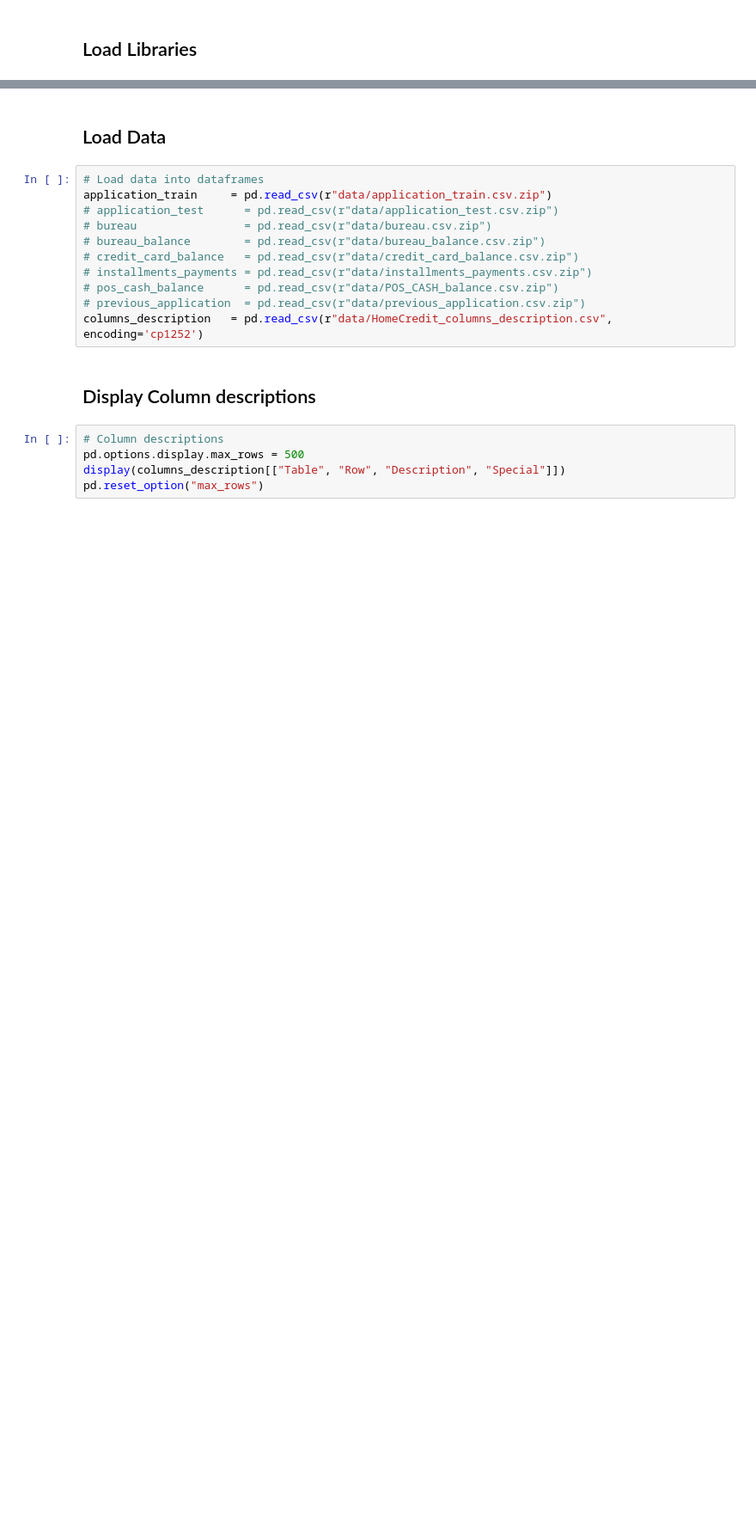
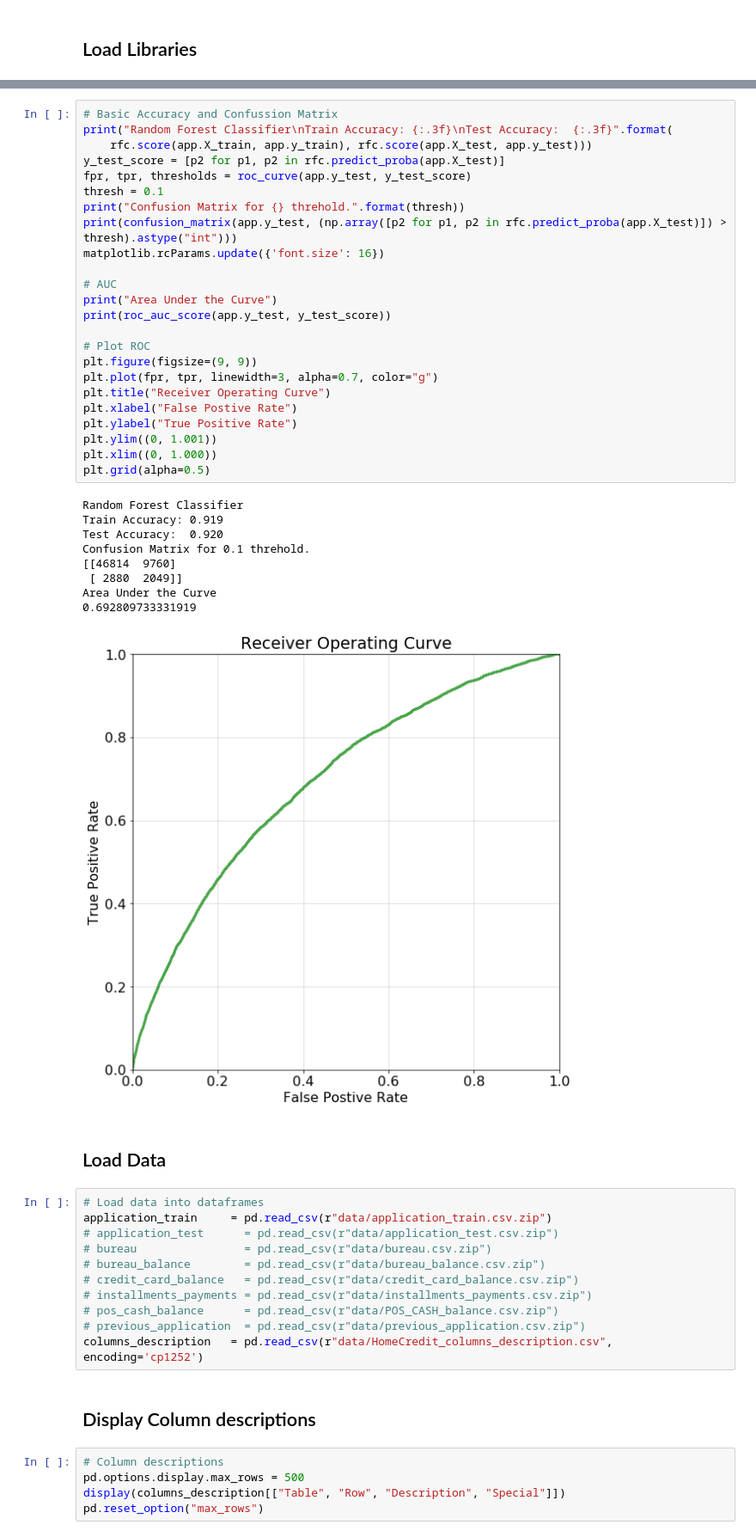
Before and after one commit to vlassarev/home-credit-default-risk, a Jupyter notebook: hcdr_model.ipynb, the cells around one changed output, grey strips where cells are left out. Shown: that part at 86% size. Cells and saved outputs as stored; diff of their text form; blank space fills up the shorter version.

```diff
--- a/hcdr_model.ipynb
+++ b/hcdr_model.ipynb
@@ -154,3 +196,37 @@ application.X.describe()
+# %%
+# Basic Accuracy and Confussion Matrix
+print("Random Forest Classifier\nTrain Accuracy: {:.3f}\nTest Accuracy:  {:.3f}".format(
+    rfc.score(app.X_train, app.y_train), rfc.score(app.X_test, app.y_test)))
+y_test_score = [p2 for p1, p2 in rfc.predict_proba(app.X_test)]
+fpr, tpr, thresholds = roc_curve(app.y_test, y_test_score)
+thresh = 0.1
+print("Confusion Matrix for {} threhold.".format(thresh))
+print(confusion_matrix(app.y_test, (np.array([p2 for p1, p2 in rfc.predict_proba(app.X_test)]) > thresh).astype("int")))
+matplotlib.rcParams.update({'font.size': 16})
+
+# AUC
+print("Area Under the Curve")
+print(roc_auc_score(app.y_test, y_test_score))
+
+# Plot ROC
+plt.figure(figsize=(9, 9))
+plt.plot(fpr, tpr, linewidth=3, alpha=0.7, color="g")
+plt.title("Receiver Operating Curve")
+plt.xlabel("False Postive Rate")
+plt.ylabel("True Positive Rate")
+plt.ylim((0, 1.001))
+plt.xlim((0, 1.000))
+plt.grid(alpha=0.5)
+# %% [output]
+Random Forest Classifier
+Train Accuracy: 0.919
+Test Accuracy:  0.920
+Confusion Matrix for 0.1 threhold.
+[[46814  9760]
+ [ 2880  2049]]
+Area Under the Curve
+0.692809733331919
+[figure, added]
 # %% [markdown]
 ## Load Data
 # %%
```
Also changed, not shown: parts of 13 cells of this notebook.
